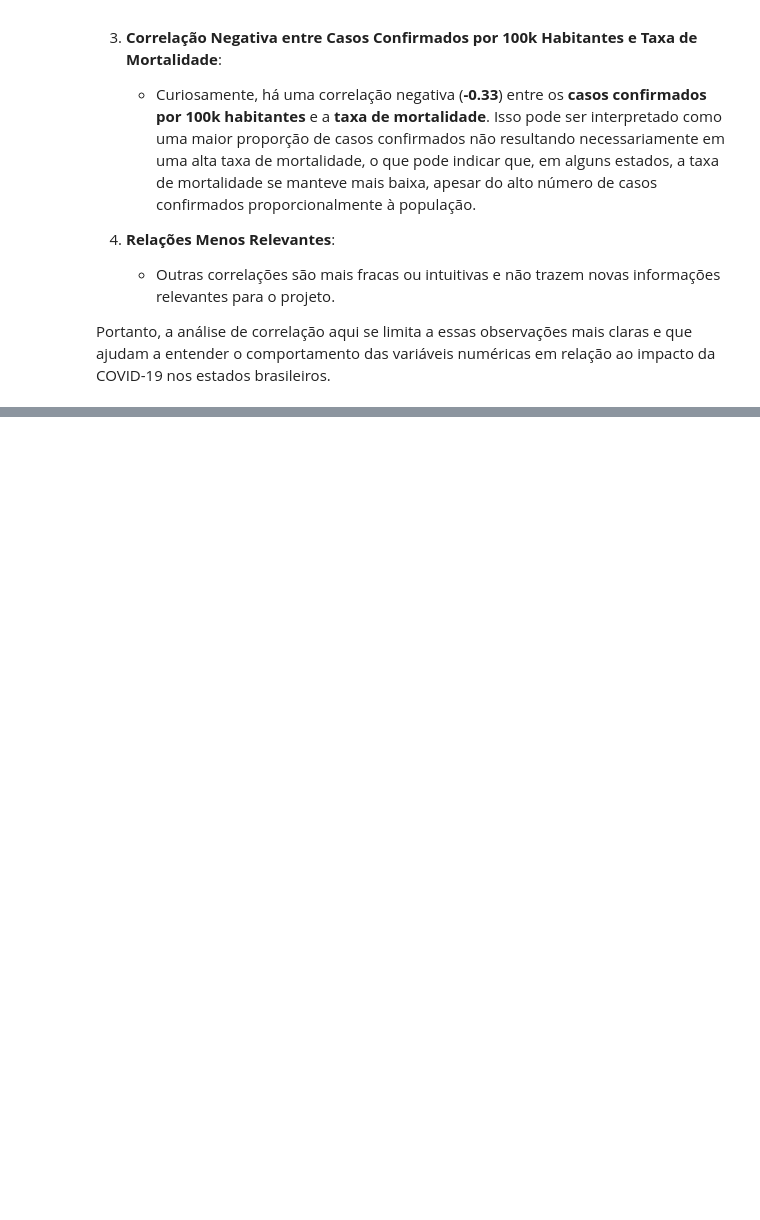
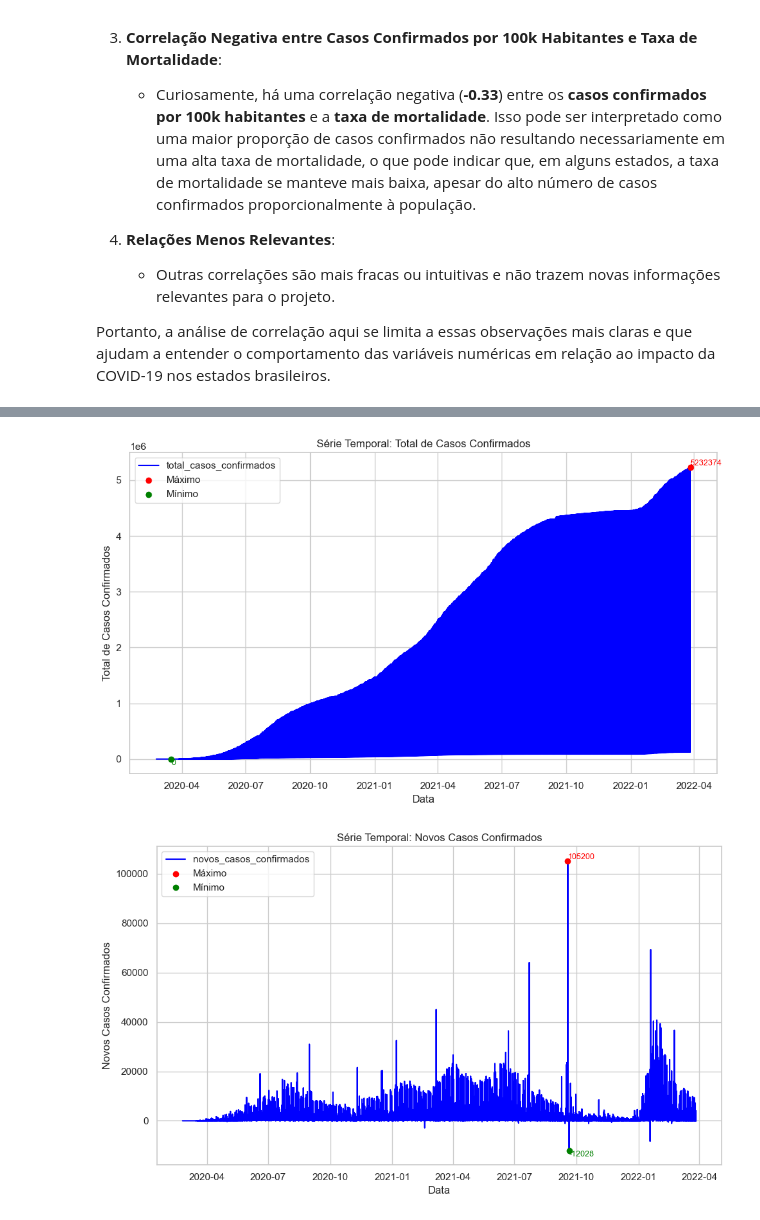
Before and after one commit to tnleite/covid19-brasil-statistics, a Jupyter notebook: 02-Analise/projeto_estatistica.ipynb, the cells around one changed output, grey strips where cells are left out. Drawn from its saved outputs; the diff is of its cells as text; code cells hidden in the pictures; blank space fills up the shorter version.

```diff
--- a/02-Analise/projeto_estatistica.ipynb
+++ b/02-Analise/projeto_estatistica.ipynb
@@ -129,7 +132,7 @@ As etapas realizadas incluem:
 
 O código correspondente está abaixo:
 # %%
-arquivo = 'covid19-0f81afa72854491686b7f93cf598b6fa.csv'
+arquivo = "../01-Base-de-Dados/covid19-0f81afa72854491686b7f93cf598b6fa.csv"
 df = pd.read_csv(arquivo)
 df.head()
 # %% [output]
@@ -972,0 +937,42 @@ plt.show()
+# %%
+def plotar_serie_temporal(df, coluna, titulo):
+    # Definindo a série temporal a partir da coluna fornecida
+    serie_temporal = df.set_index('data')[coluna]
+
+    # Identificando o máximo e o mínimo
+    maximo = serie_temporal.max()
+    minimo = serie_temporal.min()
+    data_max = serie_temporal.idxmax()
+    data_min = serie_temporal.idxmin()
+
+    # Plotando a série temporal
+    plt.figure(figsize=(10, 6))
+    plt.plot(serie_temporal, color='blue', label=coluna)
+
+    # Destacando o valor máximo
+    plt.scatter(data_max, maximo, color='red', label='Máximo', zorder=5)
+    plt.text(data_max, maximo, f'{maximo}', color='red', fontsize=9, verticalalignment='bottom')
+
+    # Destacando o valor mínimo
+    plt.scatter(data_min, minimo, color='green', label='Mínimo', zorder=5)
+    plt.text(data_min, minimo, f'{minimo}', color='green', fontsize=9, verticalalignment='top')
+
+    # Definindo títulos e legendas
+    plt.title(f'Série Temporal: {titulo}')
+    plt.xlabel('Data')
+    plt.ylabel(titulo)
+    plt.legend()
+
+    # Mostrando o gráfico
+    plt.grid(True)
+    plt.tight_layout()
+    plt.show()
+
+# Plotando para Total de Casos Confirmados
+plotar_serie_temporal(df, 'total_casos_confirmados', 'Total de Casos Confirmados')
+
+# Plotando para Novos Casos Confirmados
+plotar_serie_temporal(df, 'novos_casos_confirmados', 'Novos Casos Confirmados')
+# %% [output]
+[figure, added]
+[figure, added]
```
Also changed, not shown: parts of 18 cells of this notebook, 1 other file.
